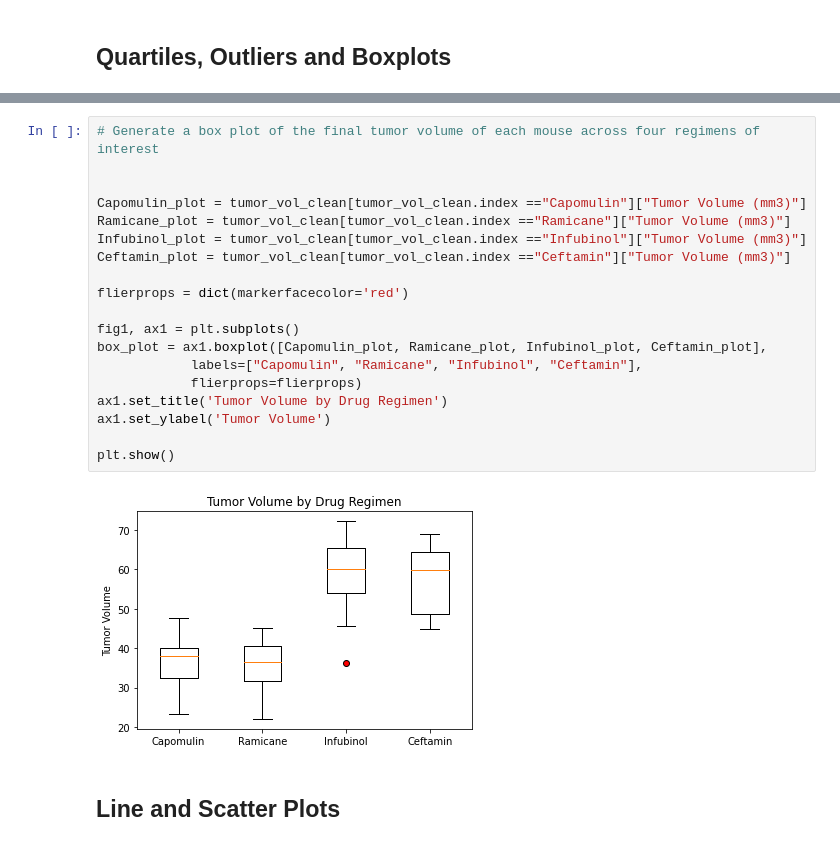
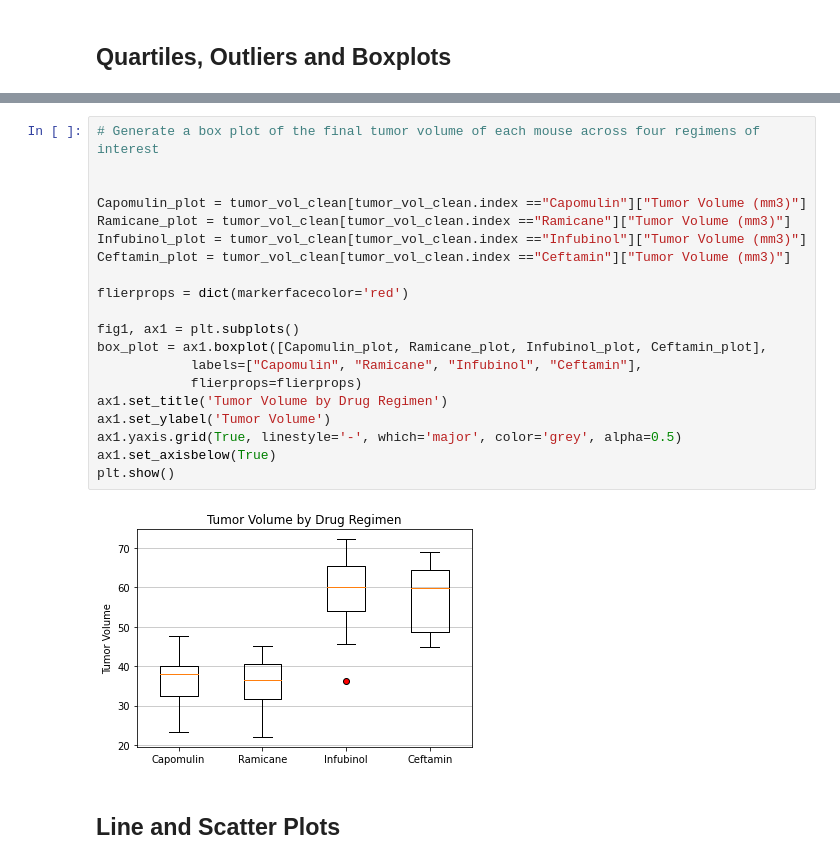
Before and after one commit to cassfolk/HW.Folkers, a Jupyter notebook: 05-matplotlib-challenge/Pymaceuticals/pymaceuticals_starter.ipynb, the cells around one changed output, grey strips where cells are left out. Saved outputs shown, nothing was run; the diff lists cells and outputs as text.

```diff
--- a/05-matplotlib-challenge/Pymaceuticals/pymaceuticals_starter.ipynb
+++ b/05-matplotlib-challenge/Pymaceuticals/pymaceuticals_starter.ipynb
@@ -318,24 +343,25 @@ TypeError: unsupported operand type(s) for &: 'float' and 'bool'
 # %%
 # Generate a box plot of the final tumor volume of each mouse across four regimens of interest
 
 
 Capomulin_plot = tumor_vol_clean[tumor_vol_clean.index =="Capomulin"]["Tumor Volume (mm3)"]
 Ramicane_plot = tumor_vol_clean[tumor_vol_clean.index =="Ramicane"]["Tumor Volume (mm3)"]
 Infubinol_plot = tumor_vol_clean[tumor_vol_clean.index =="Infubinol"]["Tumor Volume (mm3)"]
 Ceftamin_plot = tumor_vol_clean[tumor_vol_clean.index =="Ceftamin"]["Tumor Volume (mm3)"]
 
 flierprops = dict(markerfacecolor='red')
 
 fig1, ax1 = plt.subplots()
 box_plot = ax1.boxplot([Capomulin_plot, Ramicane_plot, Infubinol_plot, Ceftamin_plot],
             labels=["Capomulin", "Ramicane", "Infubinol", "Ceftamin"],
             flierprops=flierprops)
 ax1.set_title('Tumor Volume by Drug Regimen')
 ax1.set_ylabel('Tumor Volume')
-
+ax1.yaxis.grid(True, linestyle='-', which='major', color='grey', alpha=0.5)
+ax1.set_axisbelow(True)
 plt.show()
 # %% [output]
-[figure, old version]
+[figure, new version]
 # %% [markdown]
 ## Line and Scatter Plots
 # %%
```
Also changed, not shown: parts of 9 cells of this notebook.
